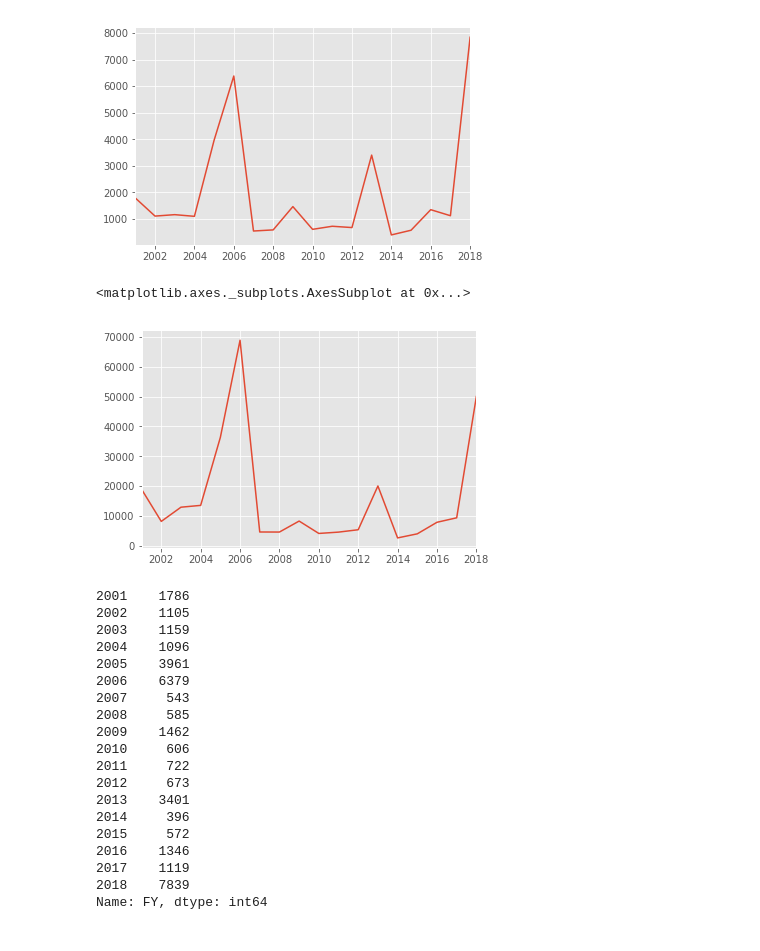
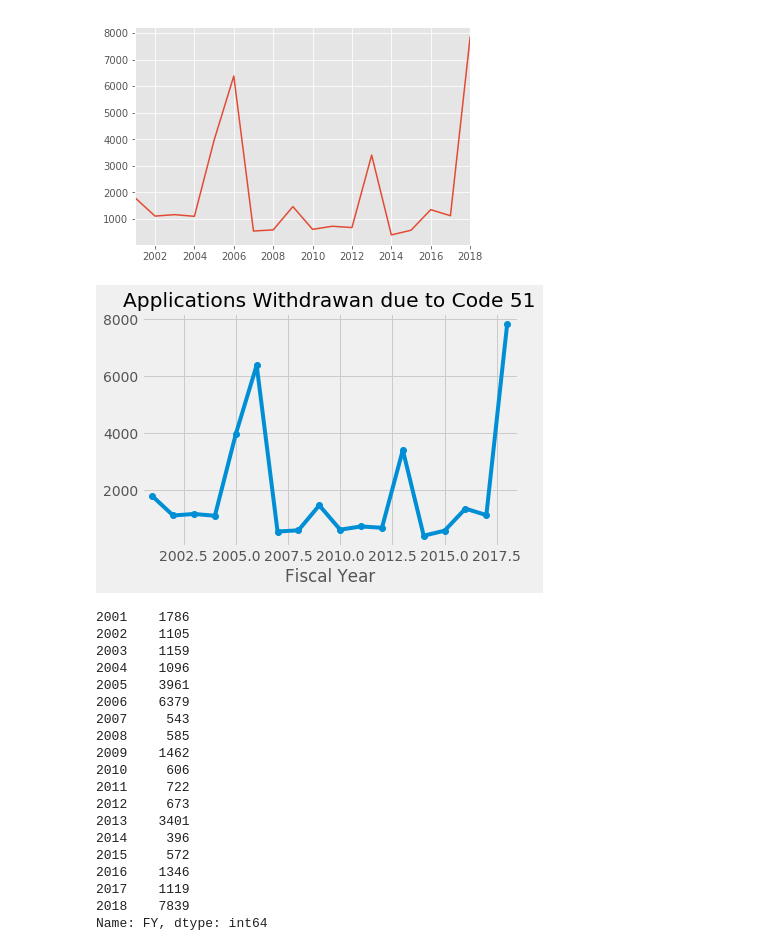
Before and after one commit to PublicI/sba-disaster-loans, a Jupyter notebook: SBA Data Analysis.ipynb, the cells around one changed output. Saved outputs shown, nothing was run; the diff lists cells and outputs as text; code cells hidden in the pictures.

```diff
--- a/SBA Data Analysis.ipynb
+++ b/SBA Data Analysis.ipynb
@@ -545,8 +441,3 @@ df_withdrawals_51['FY'].value_counts().sort_index().plot()
 # %% [output]
 <matplotlib.axes._subplots.AxesSubplot at 0x...>
 [figure]
-# %%
-df_withdrawals['FY'].value_counts().sort_index().plot()
-# %% [output]
-<matplotlib.axes._subplots.AxesSubplot at 0x...>
-[figure, removed]
@@ -553,3 +446,12 @@ df_withdrawals['FY'].value_counts().sort_index().plot()
+# %%
+#df_withdrawals['FY'].value_counts().sort_index().plot()
+plt.plot(df_withdrawals_51['FY'].value_counts().sort_index(), marker="o")
+plt.xlim([2000.5,2018.5])
+plt.title("Applications Withdrawan due to Code 51")
+plt.xlabel("Fiscal Year")
+plt.show()
+# %% [output]
+[figure, added]
 # %%
 df_withdrawals_51['FY'].value_counts().sort_index()
 # %% [output]
```
Also changed, not shown: parts of 32 cells of this notebook.
